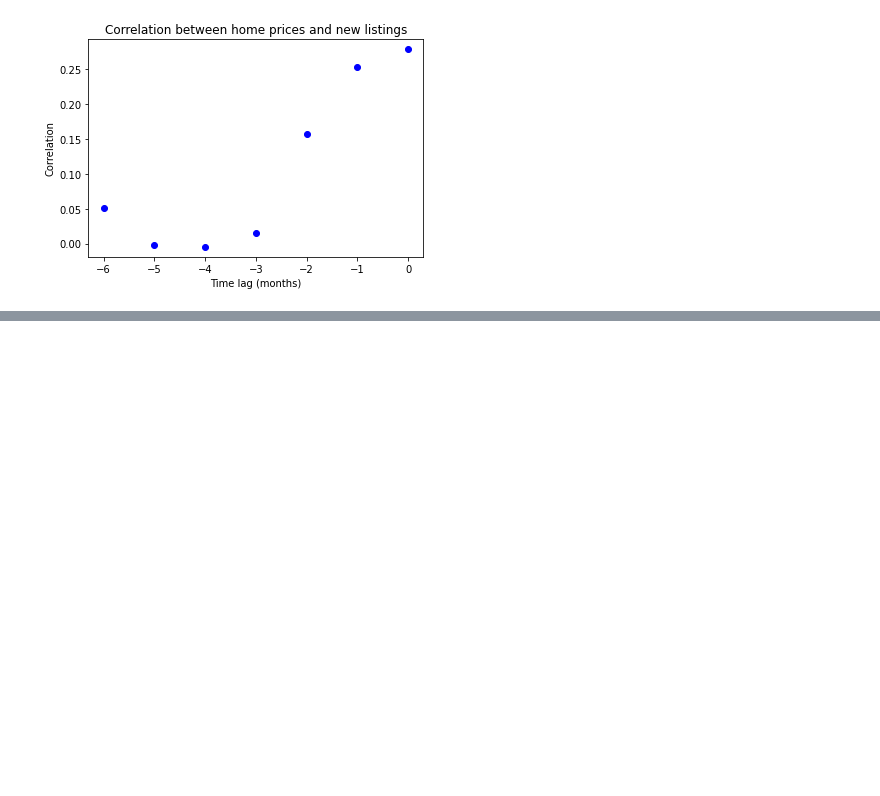
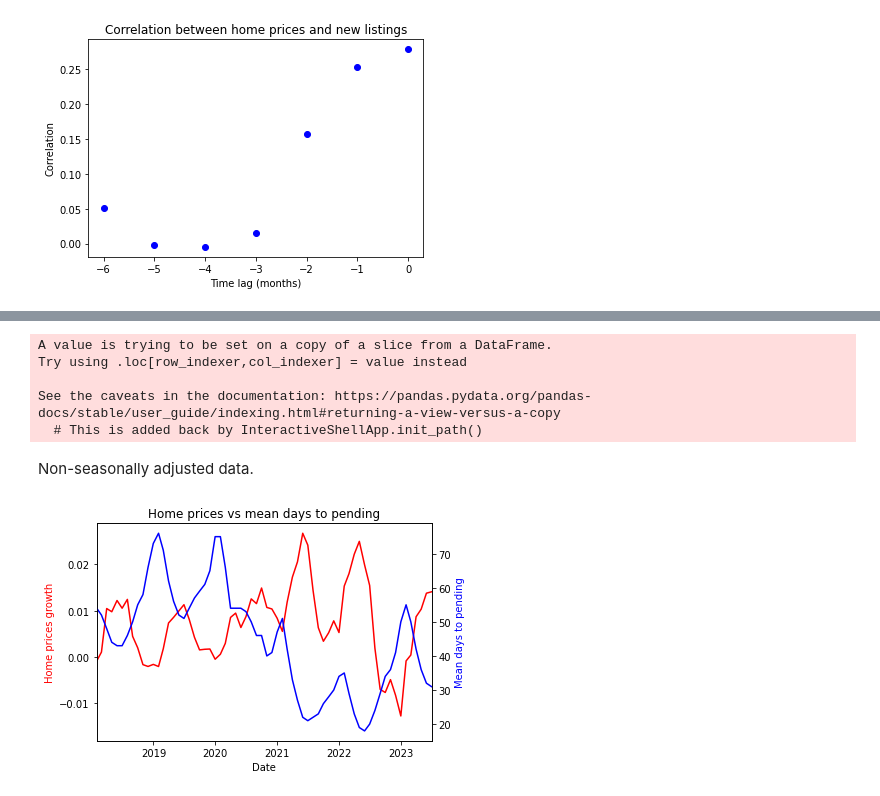
Before and after one commit to ArianeDucellier/forecasting, a Jupyter notebook: EDA.ipynb, the cells around one changed output, grey strips where cells are left out. Cells and saved outputs as stored; diff of their text form; code cells hidden in the pictures; blank space fills up the shorter version.

```diff
--- a/EDA.ipynb
+++ b/EDA.ipynb
@@ -308,0 +361,38 @@ Text(0.5, 1.0, 'Correlation between home prices and new listings')
+# %%
+feature = pd.read_csv('mean_days_to_pending_raw.csv')
+feature = feature.drop(columns=['RegionID', 'SizeRank', 'RegionType', 'StateName'])
+feature = feature.rename(columns={'RegionName':'index'})
+feature = feature.set_index('index')
+feature = feature.stack().unstack(level=0)
+feature = feature.reset_index()
+feature = feature.rename(columns={'index': 'date'})
+feature['date'] = pd.to_datetime(feature['date'])
+feature = feature.sort_values(['date'])
+feature_sa = feature[['date', 'United States']]
+feature_sa['United States'] = remove_seasonality(feature_sa['United States'].to_numpy())
+# %% [output]
+A value is trying to be set on a copy of a slice from a DataFrame.
+Try using .loc[row_indexer,col_indexer] = value instead
+
+See the caveats in the documentation: https://pandas.pydata.org/pandas-docs/stable/user_guide/indexing.html#returning-a-view-versus-a-copy
+  # This is added back by InteractiveShellApp.init_path()
+# %% [markdown]
+Non-seasonally adjusted data.
+# %%
+fig, ax1 = plt.subplots()
+
+ax1.set_xlabel('Date')
+ax1.set_ylabel('Home prices growth', color = 'red')
+ax1.plot(target_growth['date'], target_growth['United States'], 'r-')
+
+plt.title('Home prices vs mean days to pending')
+ax1.set_xlim([max(target_growth['date'].min(), feature['date'].min()), \
+          min(target_growth['date'].max(), feature['date'].max())])
+
+ax2 = ax1.twinx()
+ax2.set_ylabel('Mean days to pending', color = 'blue')
+ax2.plot(feature['date'], feature['United States'], 'b-')
+
+plt.show()
+# %% [output]
+[figure, added]
```
Also changed, not shown: parts of 69 cells of this notebook, 2 other files.
